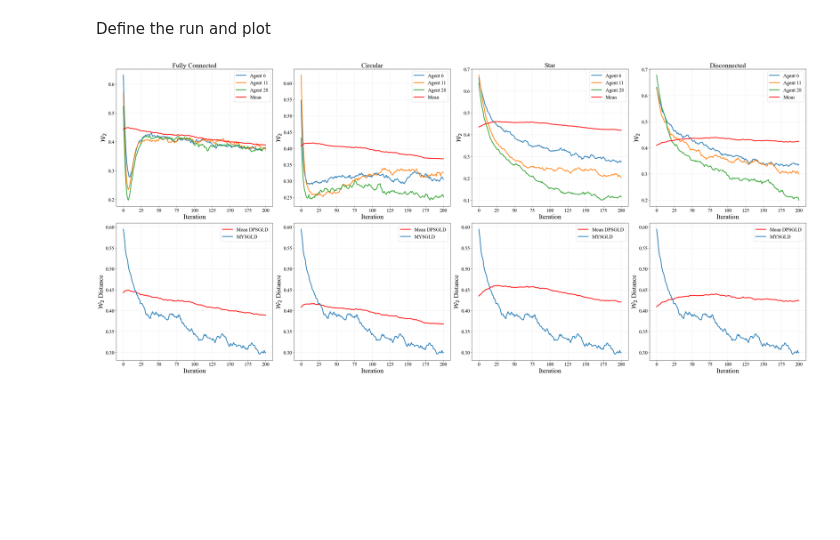
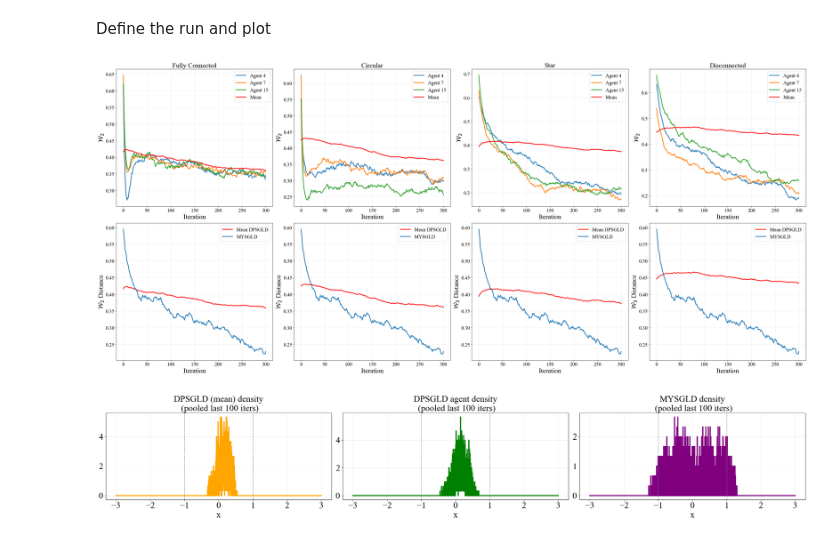
Before and after one commit to rispace/Decentralized-proximal-SGLD, a Jupyter notebook: notebook.ipynb, the cells around one changed output. Cells and saved outputs as stored; diff of their text form; code cells hidden in the pictures; blank space fills up the shorter version.

```diff
--- a/notebook.ipynb
+++ b/notebook.ipynb
@@ -108,3 +108,26 @@ def make_target_quantile(R, mu=1.0, beta=0.5, b=1.0, grid_size=200_001):
     return Q
 # %%
 Q = make_target_quantile(R=R)
+# %%
+def density_from_samples(samples, grid, density=True):
+    """
+    Build a 1D density estimate on grid from samples using histogram.
+    Returns density values on the grid.
+    """
+    samples = np.asarray(samples).reshape(-1)
+    bins = len(grid) - 1
+    hist, edges = np.histogram(
+        samples, bins=bins, range=(grid[0], grid[-1]), density=density
+    )
+    centers = 0.5 * (edges[:-1] + edges[1:])
+    pdf_grid = np.interp(grid, centers, hist, left=0.0, right=0.0)
+    return pdf_grid
+# %%
+def tail_pool(chain2d, tail=50):
+    """
+    chain2d: shape (n_steps, N)
+    Returns pooled samples from the last `tail` iterations: shape (tail*N,)
+    """
+    chain2d = np.asarray(chain2d)
+    tail = min(tail, chain2d.shape[0])
+    return chain2d[-tail:, :].reshape(-1)
@@ -185,4 +293,8 @@ def dpsgld_sampling_run(
 # %%
-dpsgld_sampling_run(Q=Q, size_w=30, N=100, n_steps=200, eta=5e-4, gamma=1e-2)
+dpsgld_sampling_run(
+    Q=Q, size_w=30, N=100, n_steps=300, eta=5e-4, gamma=1e-2,
+    w2distplot=True, tail=100
+    )
 # %% [output]
-[figure, old version]
+[figure, new version]
+[figure, added]
```
Also changed, not shown: parts of 3 cells of this notebook, 3 other files.
